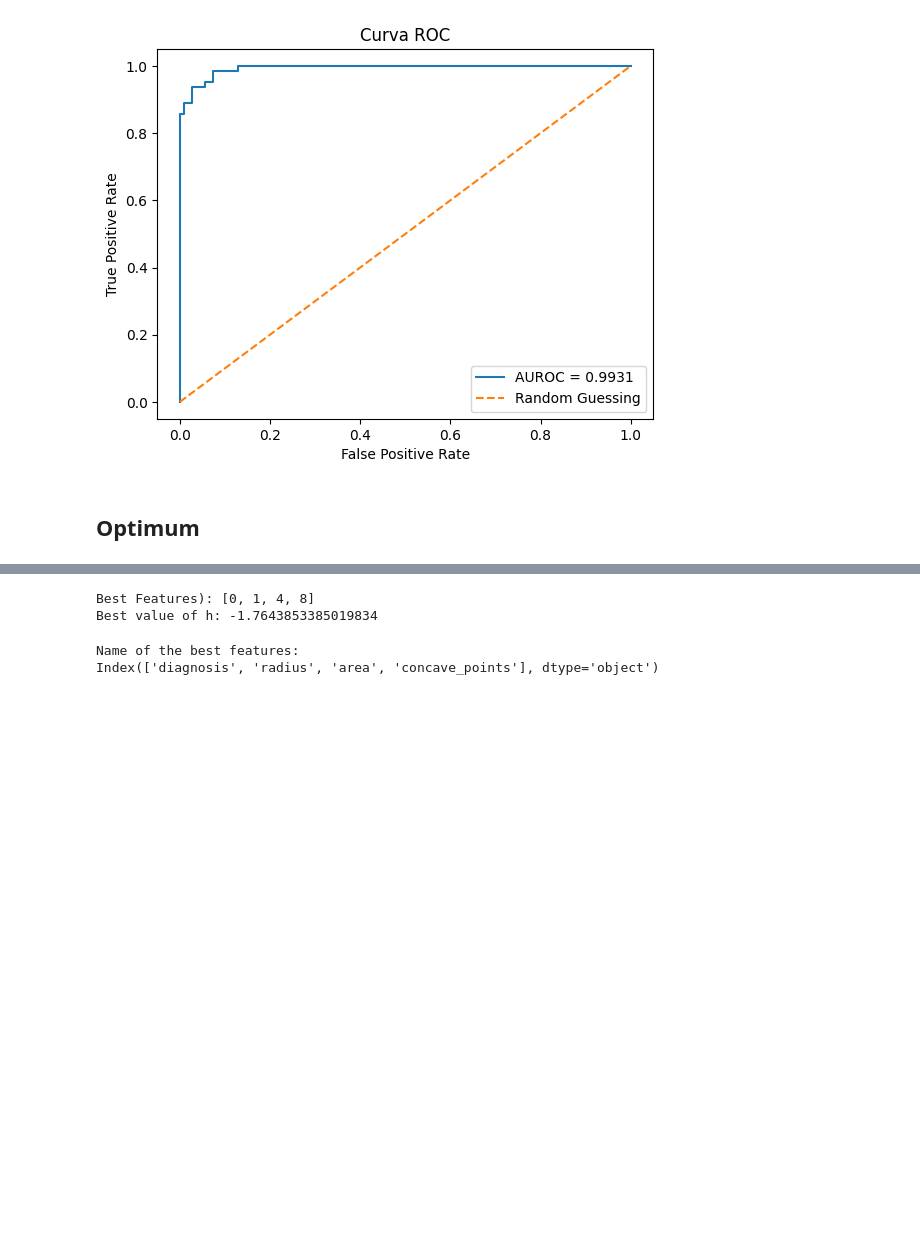
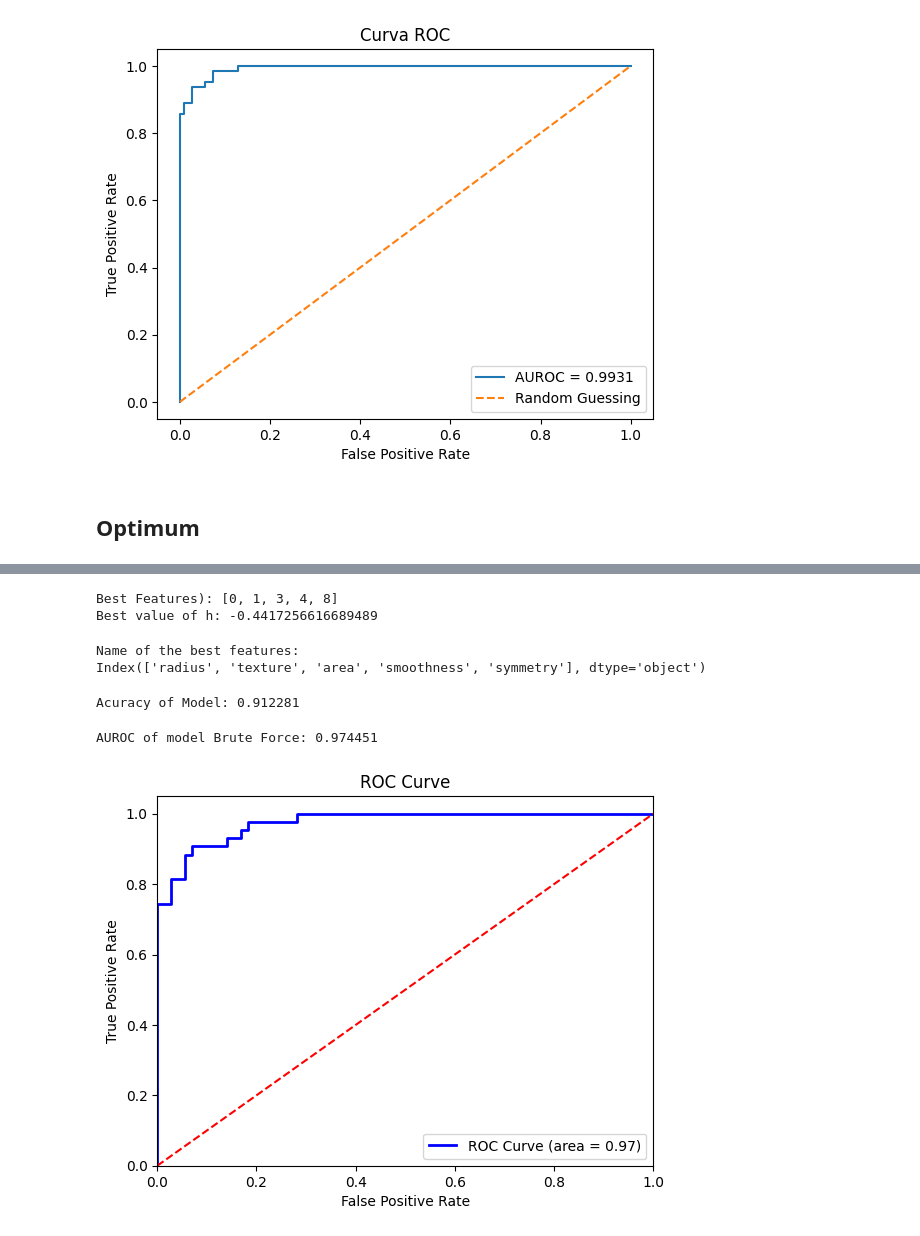
Before and after one commit to annafcosta/Quantum-Computer-Feature-Selection, a Jupyter notebook: src/figure_7.ipynb, the cells around one changed output, grey strips where cells are left out. Drawn from its saved outputs; the diff is of its cells as text; code cells hidden in the pictures; blank space fills up the shorter version.

Commit message:
Adding roc curve

```diff
--- a/src/figure_7.ipynb
+++ b/src/figure_7.ipynb
@@ -280,23 +276,61 @@ mask = np.sum(combinations, axis=1) != 1
 combinations = combinations[mask]
 # %%
 # Correlation matrix with the target (target_corr) and between the features (corr_matrix)
-target_corr = df_sample.corr()['diagnosis'][:-1]
-corr_matrix = df_sample.corr().drop('diagnosis', axis=1).drop('diagnosis', axis=0)
+target_corr = X.corrwith(y)
+corr_matrix = X.corr()
 
-phi = 0.80
+phi = 0.75
 
 best_features, best_value = brute_force(phi, combinations, target_corr, corr_matrix)
 
 print(f"Best Features): {best_features}")
 print(f"Best value of h: {best_value}")
 # %% [output]
-Best Features): [0, 1, 4, 8]
-Best value of h: -1.7643853385019834
+Best Features): [0, 1, 3, 4, 8]
+Best value of h: -0.4417256616689489
 # %%
 # Name of the best features
-feature_names = df_sample.columns[:-1]
+feature_names = X.columns
 selected_feature_names = feature_names[best_features]
 print(f"Name of the best features:\n{selected_feature_names}")
 # %% [output]
 Name of the best features:
-Index(['diagnosis', 'radius', 'area', 'concave_points'], dtype='object')
+Index(['radius', 'texture', 'area', 'smoothness', 'symmetry'], dtype='object')
+# %%
+X = df_sample[selected_feature_names]
+y = df_sample['diagnosis']
+
+X_train, X_test, y_train, y_test = train_test_split(X, y, test_size=0.2, random_state=42)
+
+model = LogisticRegression(max_iter=1000)
+model.fit(X_train, y_train)
+
+y_pred = model.predict(X_test)
+accuracy = accuracy_score(y_test, y_pred)
+
+print(f"Acuracy of Model: {accuracy:.6f}")
+# %% [output]
+Acuracy of Model: 0.912281
+# %%
+y_scores = model.predict_proba(X_test)[:, 1]
+
+# Calculate AUROC
+fpr, tpr, thresholds = roc_curve(y_test, y_scores)
+roc_auc = auc(fpr, tpr)
+
+print(f"AUROC of model Brute Force: {roc_auc:.6f}")
+# %% [output]
+AUROC of model Brute Force: 0.974451
+# %%
+plt.figure()
+plt.plot(fpr, tpr, color='blue', lw=2, label='ROC Curve (area = {:.2f})'.format(roc_auc))
+plt.plot([0, 1], [0, 1], color='red', linestyle='--')  # Reference line
+plt.xlim([0.0, 1.0])
+plt.ylim([0.0, 1.05])
+plt.xlabel('False Positive Rate')
+plt.ylabel('True Positive Rate')
+plt.title('ROC Curve')
+plt.legend(loc='lower right')
+plt.show()
+# %% [output]
+[figure, added]
```
Also changed, not shown: parts of 5 cells of this notebook.
